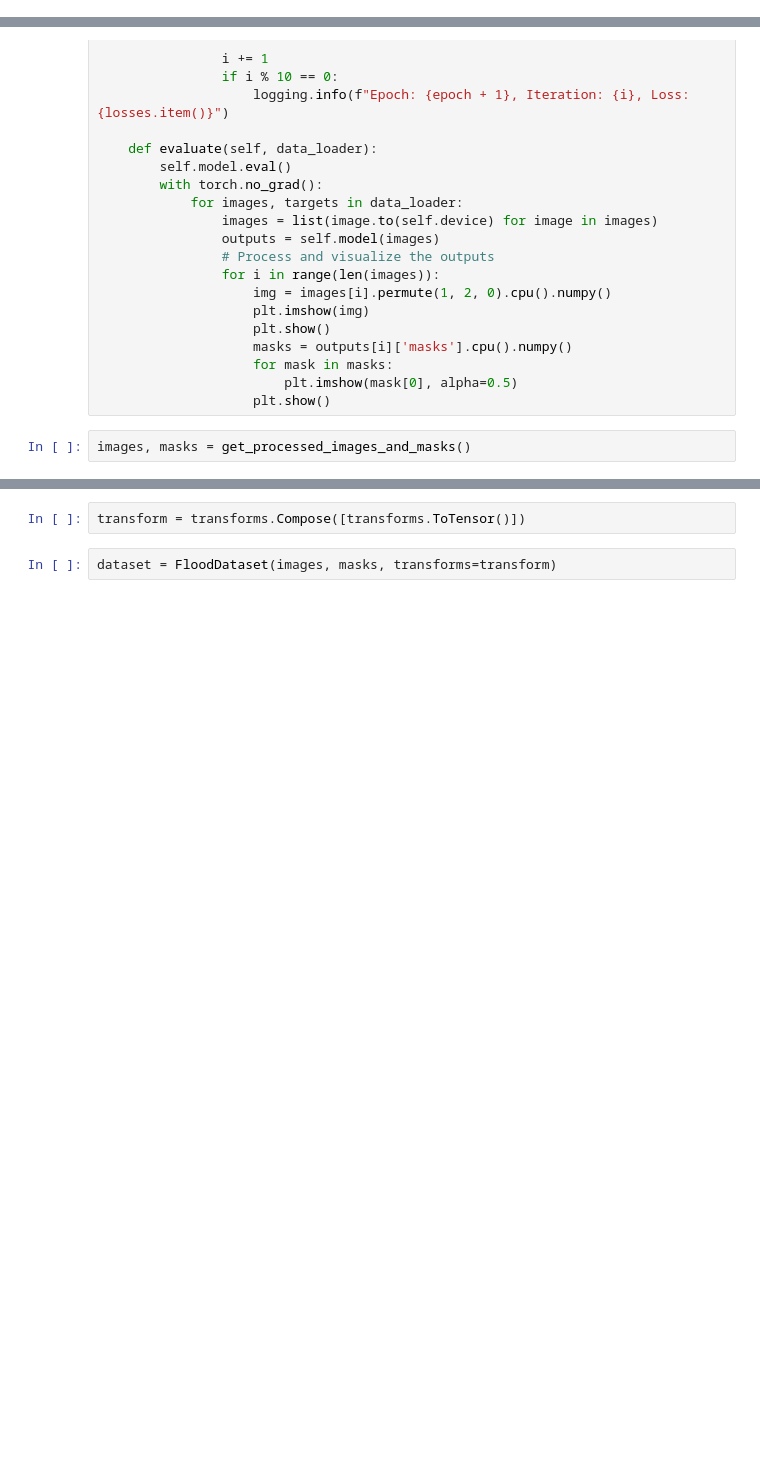
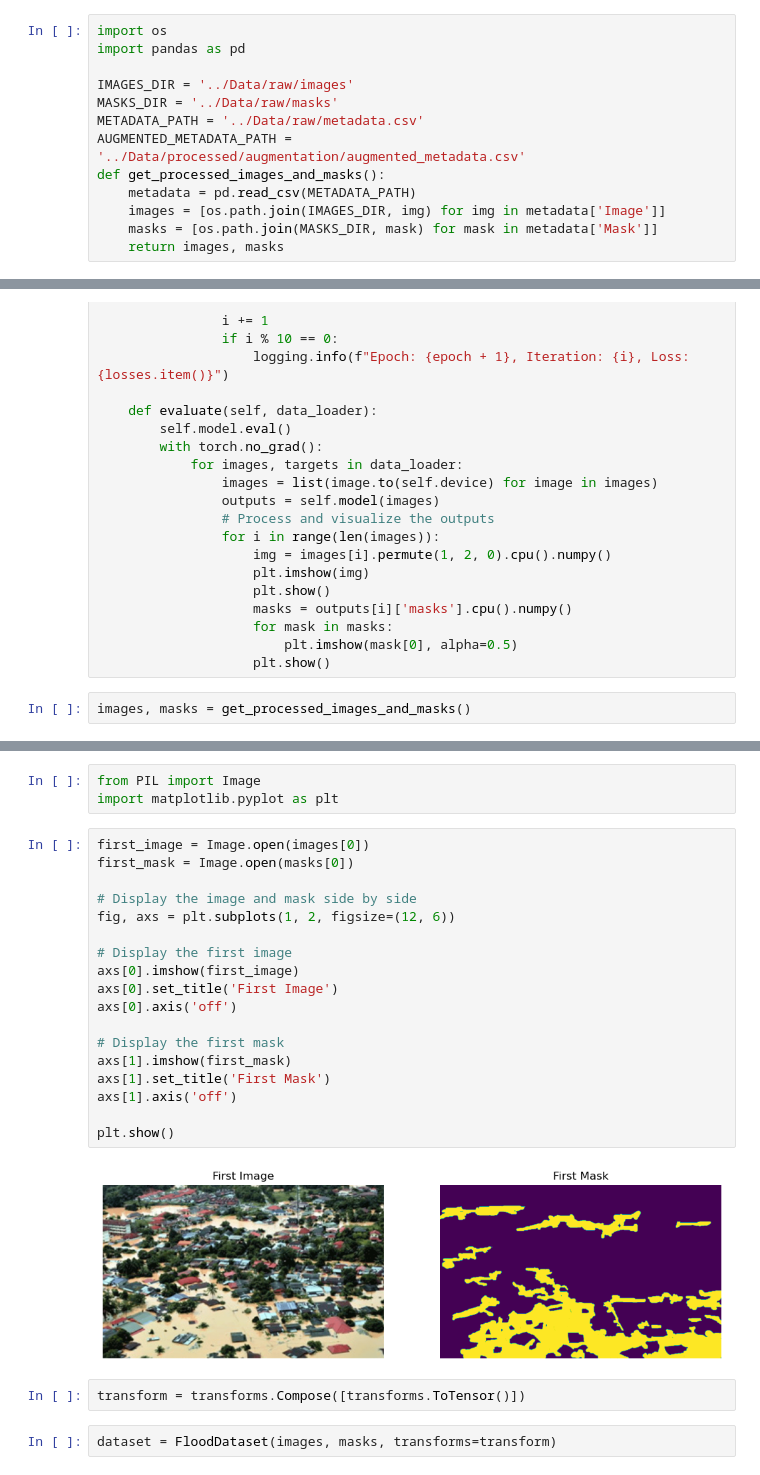
Before and after one commit to Yuval-Yarom/Flood_Area_Segmentation, a Jupyter notebook: notebooks/mask_rcnn.ipynb, the cells around one changed output, grey strips where cells are left out. Drawn from its saved outputs; the diff is of its cells as text; blank space fills up the shorter version.

```diff
--- a/notebooks/mask_rcnn.ipynb
+++ b/notebooks/mask_rcnn.ipynb
@@ -13,3 +16,16 @@ from scripts.utils import get_processed_images_and_masks
+# %%
+import os
+import pandas as pd
+
+IMAGES_DIR = '../Data/raw/images'
+MASKS_DIR = '../Data/raw/masks'
+METADATA_PATH = '../Data/raw/metadata.csv'
+AUGMENTED_METADATA_PATH = '../Data/processed/augmentation/augmented_metadata.csv'
+def get_processed_images_and_masks():
+    metadata = pd.read_csv(METADATA_PATH)
+    images = [os.path.join(IMAGES_DIR, img) for img in metadata['Image']]
+    masks = [os.path.join(MASKS_DIR, mask) for mask in metadata['Mask']]
+    return images, masks
 # %%
 logging.basicConfig(level=logging.INFO, format='%(asctime)s - %(levelname)s - %(message)s')
 # %%
@@ -146,3 +226,26 @@ images, masks = get_processed_images_and_masks()
+# %%
+from PIL import Image
+import matplotlib.pyplot as plt
+# %%
+first_image = Image.open(images[0])
+first_mask = Image.open(masks[0])
+
+# Display the image and mask side by side
+fig, axs = plt.subplots(1, 2, figsize=(12, 6))
+
+# Display the first image
+axs[0].imshow(first_image)
+axs[0].set_title('First Image')
+axs[0].axis('off')
+
+# Display the first mask
+axs[1].imshow(first_mask)
+axs[1].set_title('First Mask')
+axs[1].axis('off')
+
+plt.show()
+# %% [output]
+[figure, added]
 # %%
 transform = transforms.Compose([transforms.ToTensor()])
 # %%
```
Also changed, not shown: parts of 9 cells of this notebook, 4 other files.
